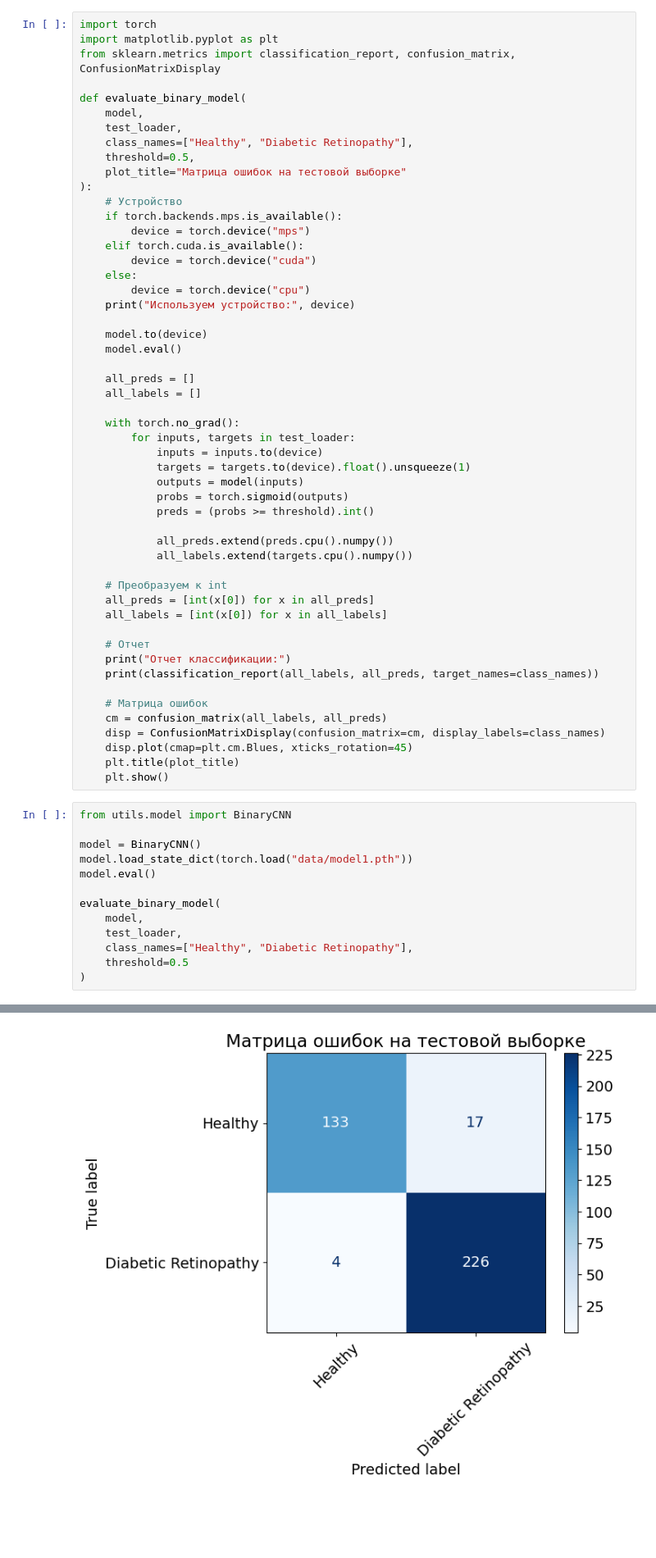
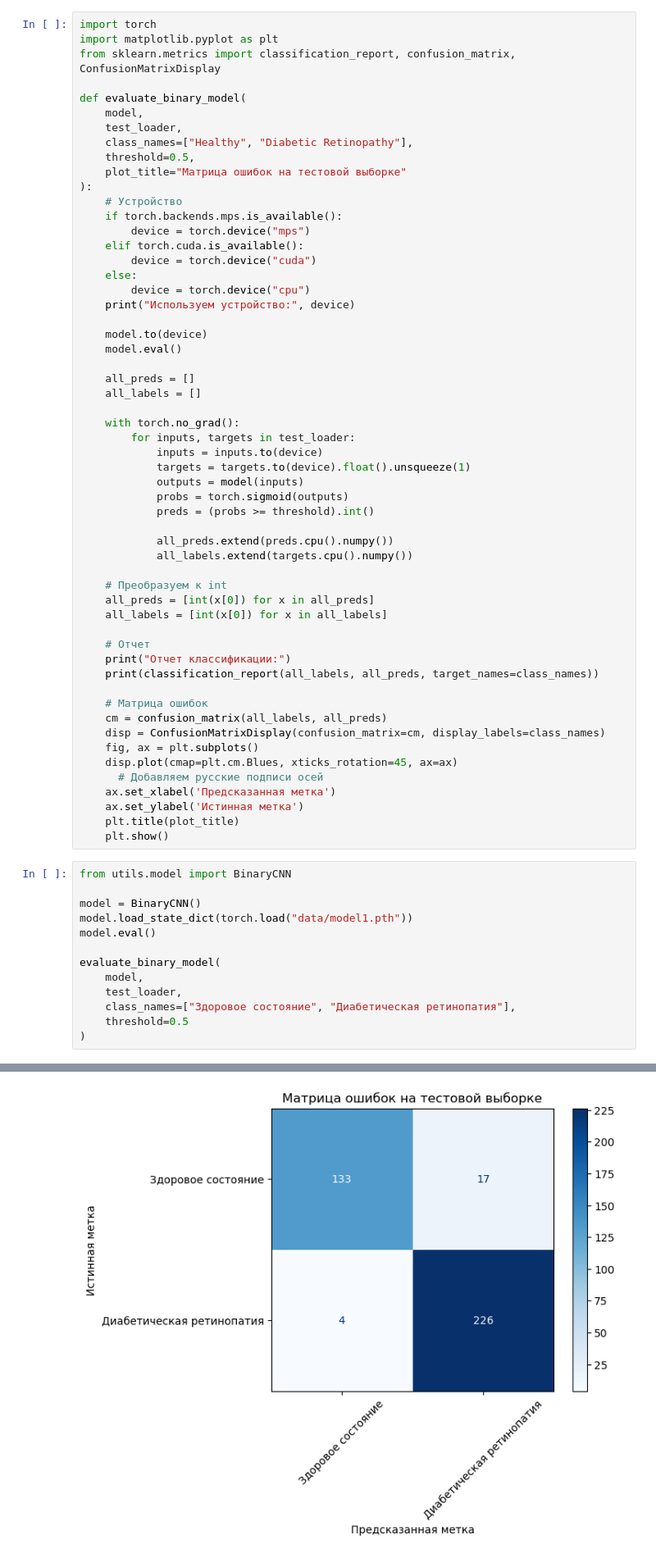
Before and after one commit to BaUniv2025/Blindness-Detection, a Jupyter notebook: training.ipynb, the cells around one changed output, grey strips where cells are left out. Shown at 82% size. Saved outputs shown, nothing was run; the diff lists cells and outputs as text; blank space fills up the shorter version.

```diff
--- a/training.ipynb
+++ b/training.ipynb
@@ -533,7 +533,11 @@ def evaluate_binary_model(
     # Матрица ошибок
     cm = confusion_matrix(all_labels, all_preds)
     disp = ConfusionMatrixDisplay(confusion_matrix=cm, display_labels=class_names)
-    disp.plot(cmap=plt.cm.Blues, xticks_rotation=45)
+    fig, ax = plt.subplots()
+    disp.plot(cmap=plt.cm.Blues, xticks_rotation=45, ax=ax)
+      # Добавляем русские подписи осей
+    ax.set_xlabel('Предсказанная метка')
+    ax.set_ylabel('Истинная метка')
     plt.title(plot_title)
     plt.show()
 # %%
@@ -546,7 +550,7 @@ model.eval()
 evaluate_binary_model(
     model,
     test_loader,
-    class_names=["Healthy", "Diabetic Retinopathy"],
+    class_names=["Здоровое состояние", "Диабетическая ретинопатия"],
     threshold=0.5
 )
 # %% [output]
@@ -563,4 +567,4 @@ Diabetic Retinopathy       0.93      0.98      0.96       230
-[figure, old version]
+[figure, new version]
 # %%
 import random
 from utils.visualisation import generate_gradcam, draw_aggressive_merged_boxes
```
Also changed, not shown: parts of 1 cell of this notebook.
